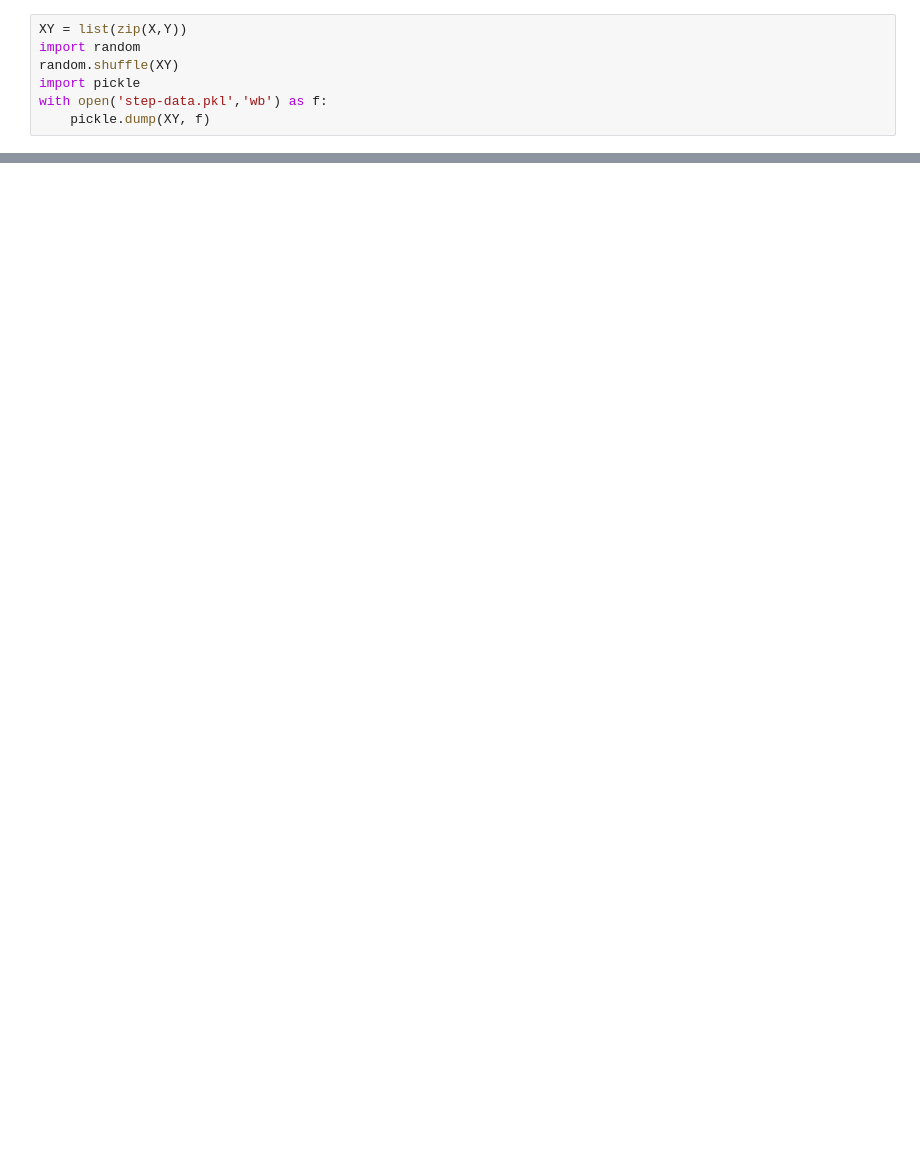
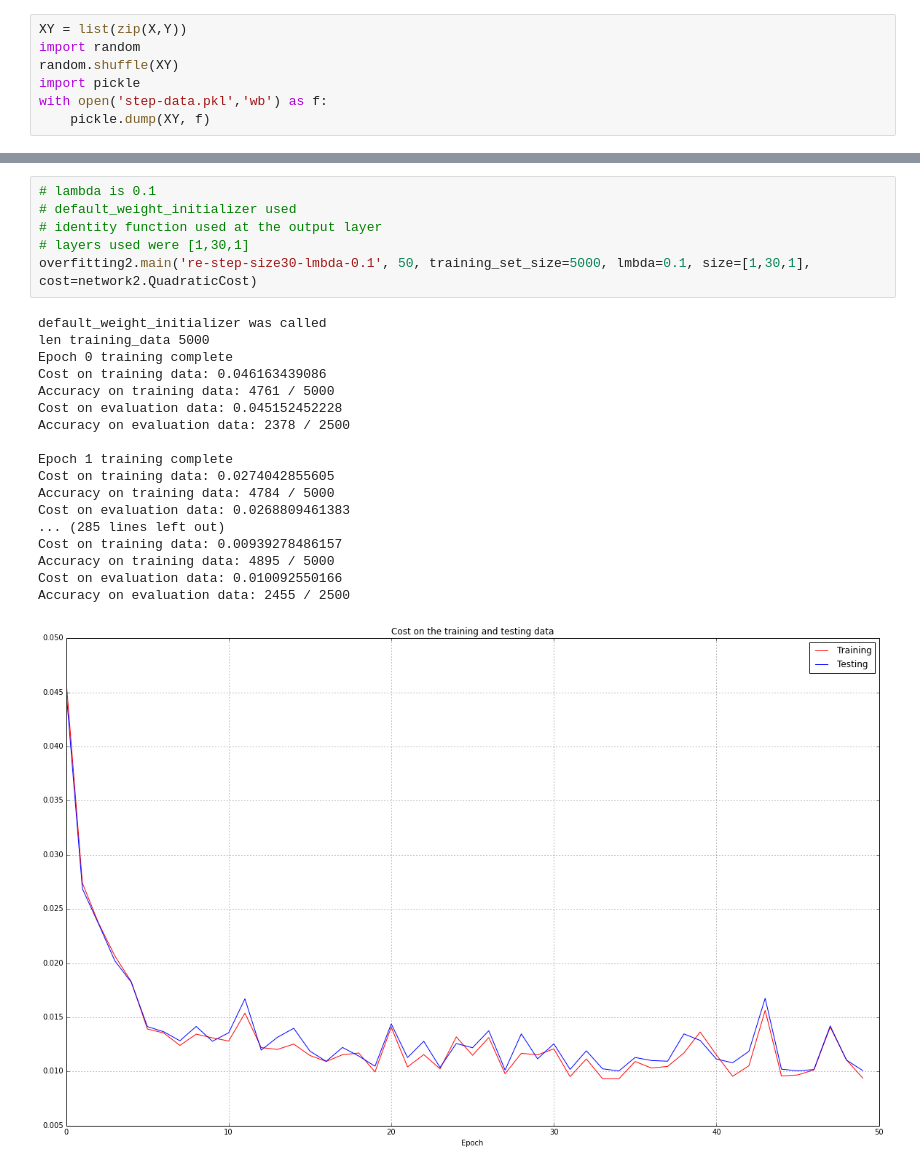
Before and after one commit to nkini/neural-networks-and-deep-learning, a Jupyter notebook: fig/Regularization effects experiments.ipynb, the cells around one changed output, grey strips where cells are left out. Saved outputs shown, nothing was run; the diff lists cells and outputs as text; blank space fills up the shorter version.

Commit message:
Step function experiments completed

```diff
--- a/fig/Regularization effects experiments.ipynb
+++ b/fig/Regularization effects experiments.ipynb
@@ -584,0 +585,25 @@ Accuracy on evaluation data: 2419 / 2500
+# %%
+# lambda is 0.1
+# default_weight_initializer used
+# identity function used at the output layer
+# layers used were [1,30,1]
+overfitting2.main('re-step-size30-lmbda-0.1', 50, training_set_size=5000, lmbda=0.1, size=[1,30,1], cost=network2.QuadraticCost)
+# %% [output]
+default_weight_initializer was called
+len training_data 5000
+Epoch 0 training complete
+Cost on training data: 0.046163439086
+Accuracy on training data: 4761 / 5000
+Cost on evaluation data: 0.045152452228
+Accuracy on evaluation data: 2378 / 2500
+
+Epoch 1 training complete
+Cost on training data: 0.0274042855605
+Accuracy on training data: 4784 / 5000
+Cost on evaluation data: 0.0268809461383
+... (285 lines left out)
+Cost on training data: 0.00939278486157
+Accuracy on training data: 4895 / 5000
+Cost on evaluation data: 0.010092550166
+Accuracy on evaluation data: 2455 / 2500
+[figure, added]
```
Also changed, not shown: parts of 8 cells of this notebook, 25 other files.
